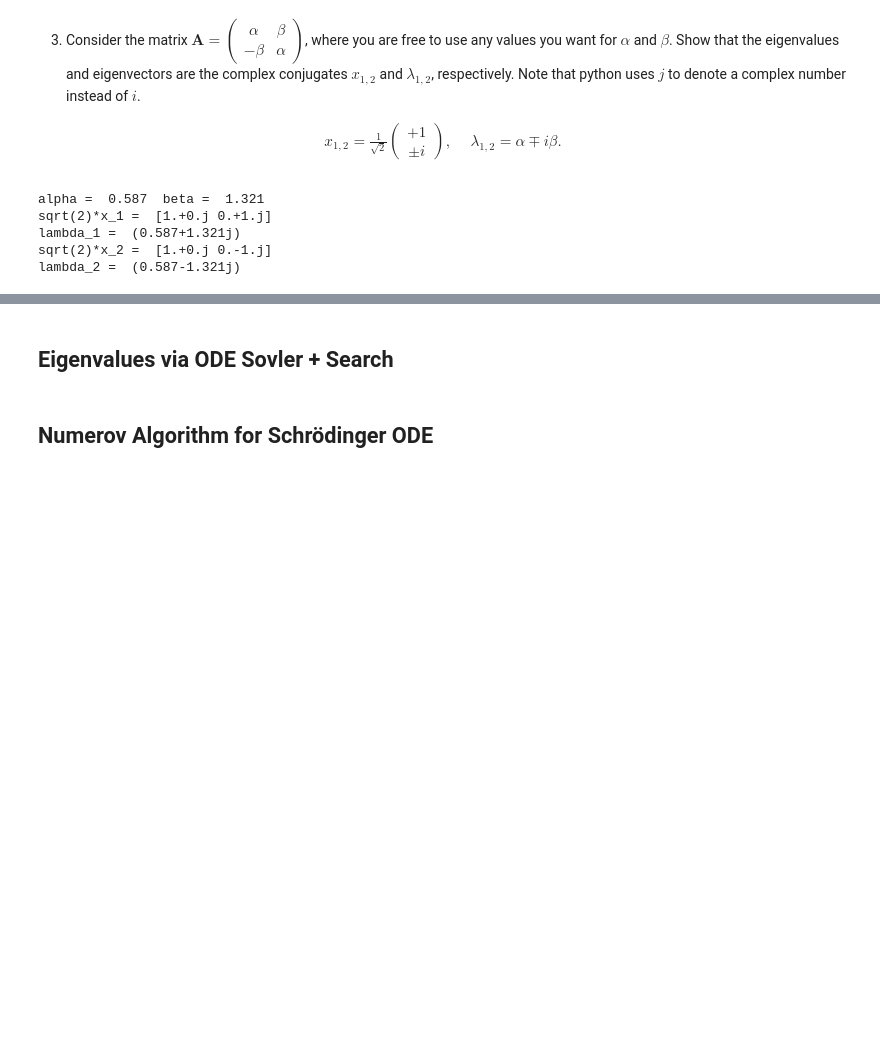
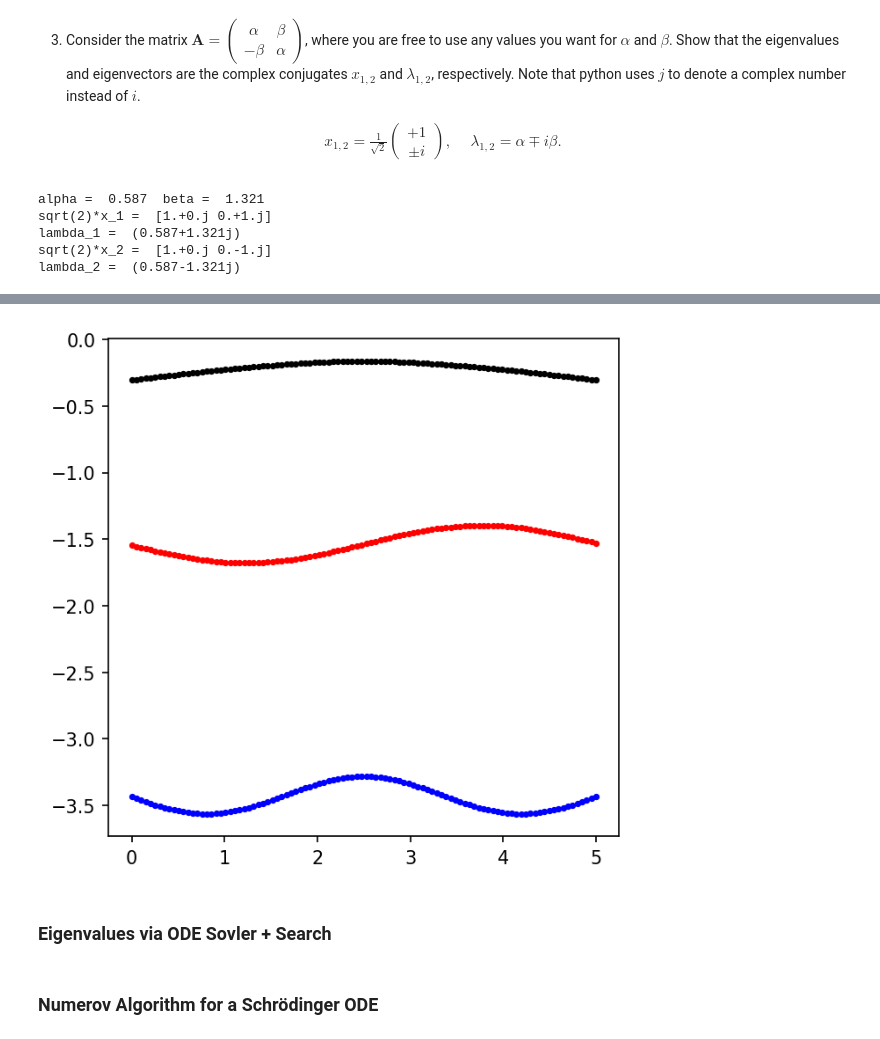
Before and after one commit to saturnaxis/CompPhysics, a Jupyter notebook: Chapter_7/Eigenvalues.ipynb, the cells around one changed output, grey strips where cells are left out. Cells and saved outputs as stored; diff of their text form; code cells hidden in the pictures; blank space fills up the shorter version.

Commit message:
added eigenvalue solution

```diff
--- a/Chapter_7/Eigenvalues.ipynb
+++ b/Chapter_7/Eigenvalues.ipynb
@@ -385,4 +444,43 @@ To solve the Schr&ouml;dinger equation, we must require tha the solution $\psi(x
+# %%
+import numpy as np
+from numpy.linalg import eig
+import matplotlib.pyplot as plt
+from scipy.constants import hbar, m_p, eV, m_e
+
+hbar = 1
+mass = 1
+V_o = -0.1
+step_size = 0.05
+N = 100
+well_start = int(0.4*N)
+well_stop = int(0.6*N)
+well_width = well_stop - well_start
+
+K = np.diagflat(-2*np.ones(N),0) + np.diagflat(np.ones(N-1),1) + np.diagflat(np.ones(N-1),-1)
+V = np.diagflat(np.zeros(N))
+V[well_start:well_stop,well_start:well_stop] += np.diagflat(V_o*np.ones(well_width))
+H = -K/step_size**2 + (2*mass/hbar**2)*V
+
+Es, evectors = eig(H)
+
+
+x_pos = np.linspace(0,step_size*N,N)
+
+ground_state_wavefunction = evectors[:,0] + Es[0]*np.ones(N)
+first_excited_state = evectors[:,1] + Es[1]*np.ones(N)
+second_excited_state = evectors[:,2] + Es[2]*np.ones(N)
+
+fig = plt.figure(figsize=(5,5),dpi=150)
+ax = fig.add_subplot(111)
+
+ax.plot(x_pos,ground_state_wavefunction,'k.',ms=5)
+ax.plot(x_pos,first_excited_state,'r.',ms=5)
+ax.plot(x_pos,second_excited_state,'b.',ms=5);
+
+#ax.invert_yaxis();
+# %% [output]
+[figure, added]
 # %% [markdown]
-## Eigenvalues via ODE Sovler + Search
+### Eigenvalues via ODE Sovler + Search
 # %% [markdown]
-## Numerov Algorithm for Schr&ouml;dinger ODE
+### Numerov Algorithm for a Schr&ouml;dinger ODE
```
Also changed, not shown: parts of 4 cells of this notebook.
